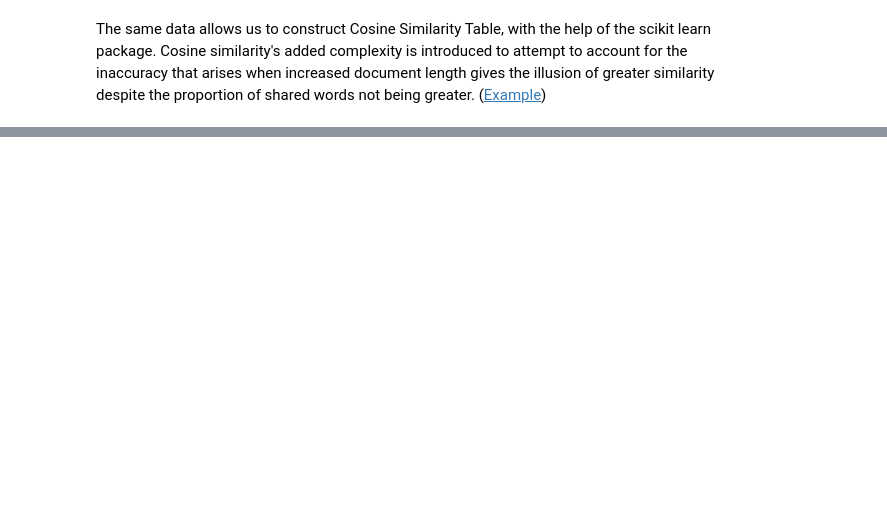
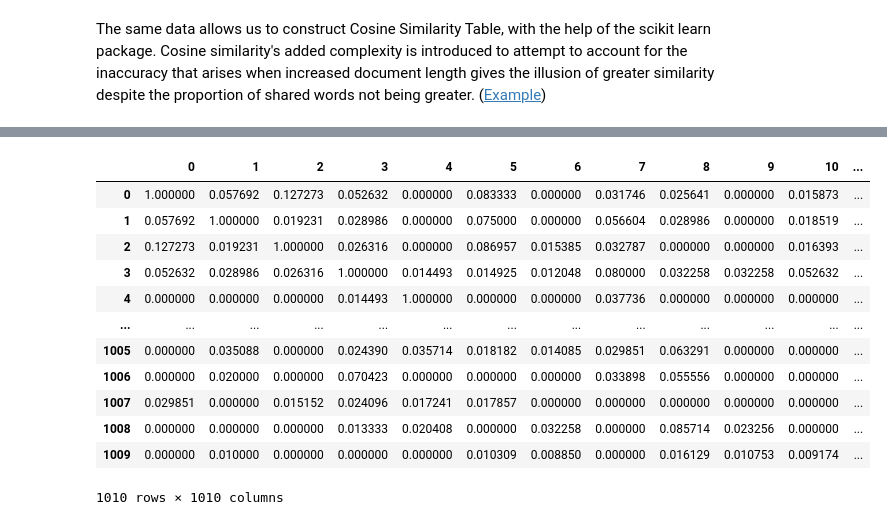
Before and after one commit to GabeAspir/Patent-Prior-Art-Finder, a Jupyter notebook: documentation/Stage_1_Documentation_The_Official_Patent_Prior_Art_Finder.ipynb, the cells around one changed output, grey strips where cells are left out. Saved outputs shown, nothing was run; the diff lists cells and outputs as text; code cells hidden in the pictures; blank space fills up the shorter version.

```diff
--- a/documentation/Stage_1_Documentation_The_Official_Patent_Prior_Art_Finder.ipynb
+++ b/documentation/Stage_1_Documentation_The_Official_Patent_Prior_Art_Finder.ipynb
@@ -165,0 +202,17 @@ print(dataframe.at[])
+# %%
+sciKitJaccTable = pd.DataFrame(1-pairwise_distances(np.asarray(dataframe['BagOfWords'].tolist()),metric='jaccard'))
+sciKitJaccTable
+# %% [output]
+|  | 0 | 1 | 2 | 3 | 4 | 5 | 6 | 7 | 8 | 9 | 10 | ... |
+| 0 | 1.000000 | 0.057692 | 0.127273 | 0.052632 | 0.000000 | 0.083333 | 0.000000 | 0.031746 | 0.025641 | 0.000000 | 0.015873 | ... |
+| 1 | 0.057692 | 1.000000 | 0.019231 | 0.028986 | 0.000000 | 0.075000 | 0.000000 | 0.056604 | 0.028986 | 0.000000 | 0.018519 | ... |
+| 2 | 0.127273 | 0.019231 | 1.000000 | 0.026316 | 0.000000 | 0.086957 | 0.015385 | 0.032787 | 0.000000 | 0.000000 | 0.016393 | ... |
+| 3 | 0.052632 | 0.028986 | 0.026316 | 1.000000 | 0.014493 | 0.014925 | 0.012048 | 0.080000 | 0.032258 | 0.032258 | 0.052632 | ... |
+| 4 | 0.000000 | 0.000000 | 0.000000 | 0.014493 | 1.000000 | 0.000000 | 0.000000 | 0.037736 | 0.000000 | 0.000000 | 0.000000 | ... |
+| ... | ... | ... | ... | ... | ... | ... | ... | ... | ... | ... | ... | ... |
+| 1005 | 0.000000 | 0.035088 | 0.000000 | 0.024390 | 0.035714 | 0.018182 | 0.014085 | 0.029851 | 0.063291 | 0.000000 | 0.000000 | ... |
+| 1006 | 0.000000 | 0.020000 | 0.000000 | 0.070423 | 0.000000 | 0.000000 | 0.000000 | 0.033898 | 0.055556 | 0.000000 | 0.000000 | ... |
+| 1007 | 0.029851 | 0.000000 | 0.015152 | 0.024096 | 0.017241 | 0.017857 | 0.000000 | 0.000000 | 0.000000 | 0.000000 | 0.000000 | ... |
+| 1008 | 0.000000 | 0.000000 | 0.000000 | 0.013333 | 0.020408 | 0.000000 | 0.032258 | 0.000000 | 0.085714 | 0.023256 | 0.000000 | ... |
+| 1009 | 0.000000 | 0.010000 | 0.000000 | 0.000000 | 0.000000 | 0.010309 | 0.008850 | 0.000000 | 0.016129 | 0.010753 | 0.009174 | ... |
+1010 rows × 1010 columns
```
Also changed, not shown: parts of 38 cells of this notebook.
